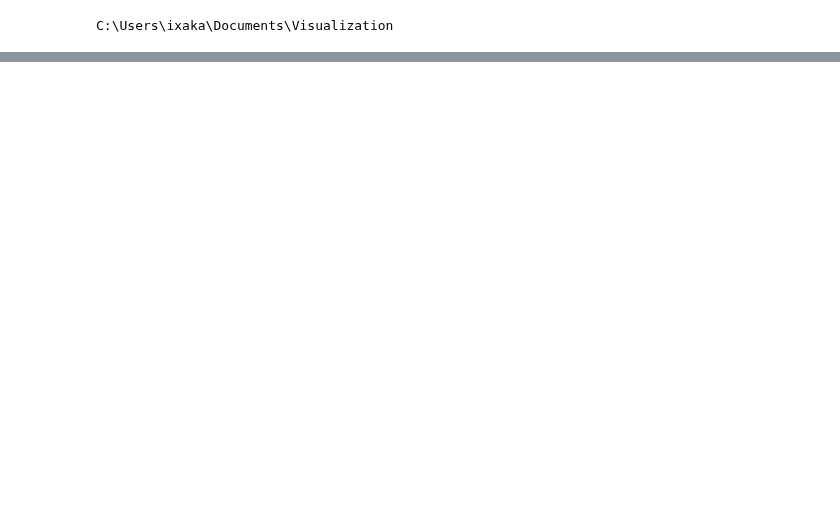
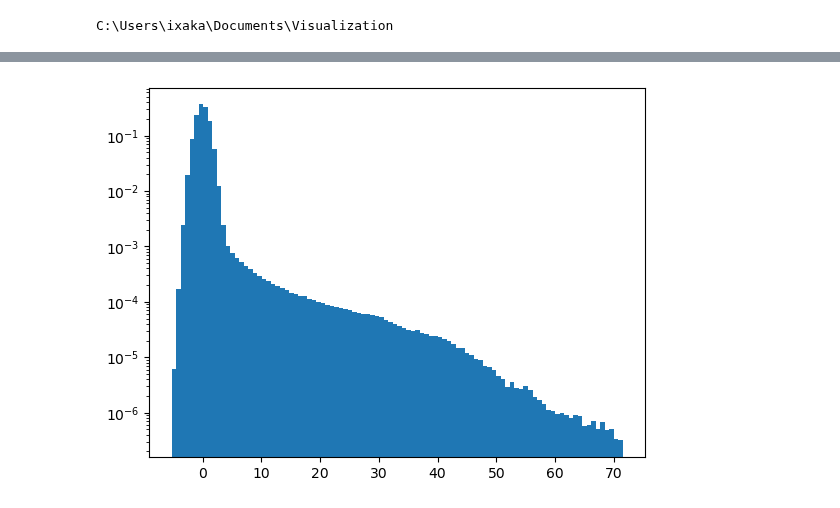
Before and after one commit to ixakalabadie/ViSL3D, a Jupyter notebook: create_3d_visualization.ipynb, the cells around one changed output, grey strips where cells are left out. Saved outputs shown, nothing was run; the diff lists cells and outputs as text; code cells hidden in the pictures; blank space fills up the shorter version.

```diff
--- a/create_3d_visualization.ipynb
+++ b/create_3d_visualization.ipynb
@@ -39,3 +52,12 @@ plt.xlim(0,5e-12)
+# %%
+# calculate rms of data. choose an area with no emission
+from scipy.stats import norm
+_, rms = norm.fit(HI_cube.unmasked_data[:20].to_value().flatten()*1000)
+# %%
+plt.hist(HI_cube.unmasked_data[:].to_value().flatten()*1000/rms, bins=100, density=True)
+plt.yscale('log')
+# %% [output]
+[figure, added]
 # %%
 #define isoleves in mJy/beam
 #isolevels = np.array([1.5, 2.5, 3.5, 6]) #hcg91
```
Also changed, not shown: parts of 5 cells of this notebook, 1 other file.
